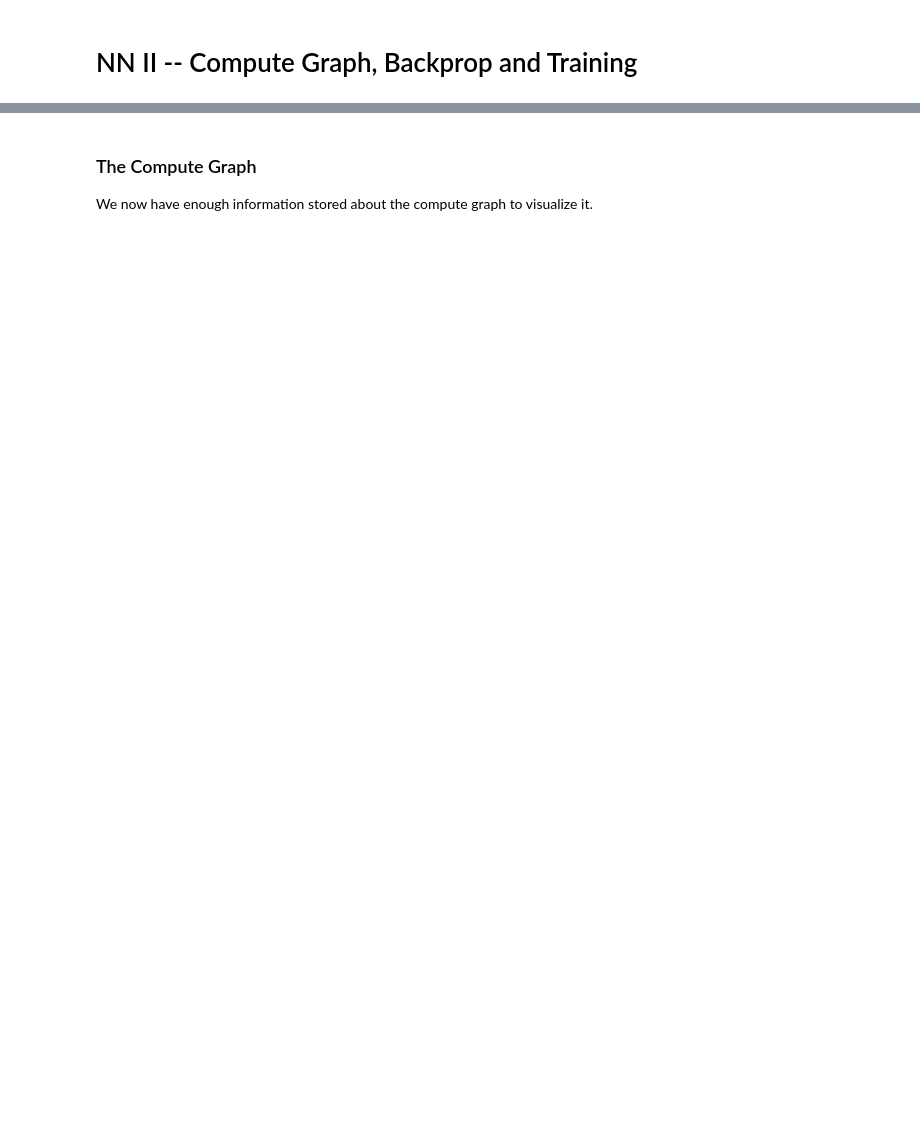
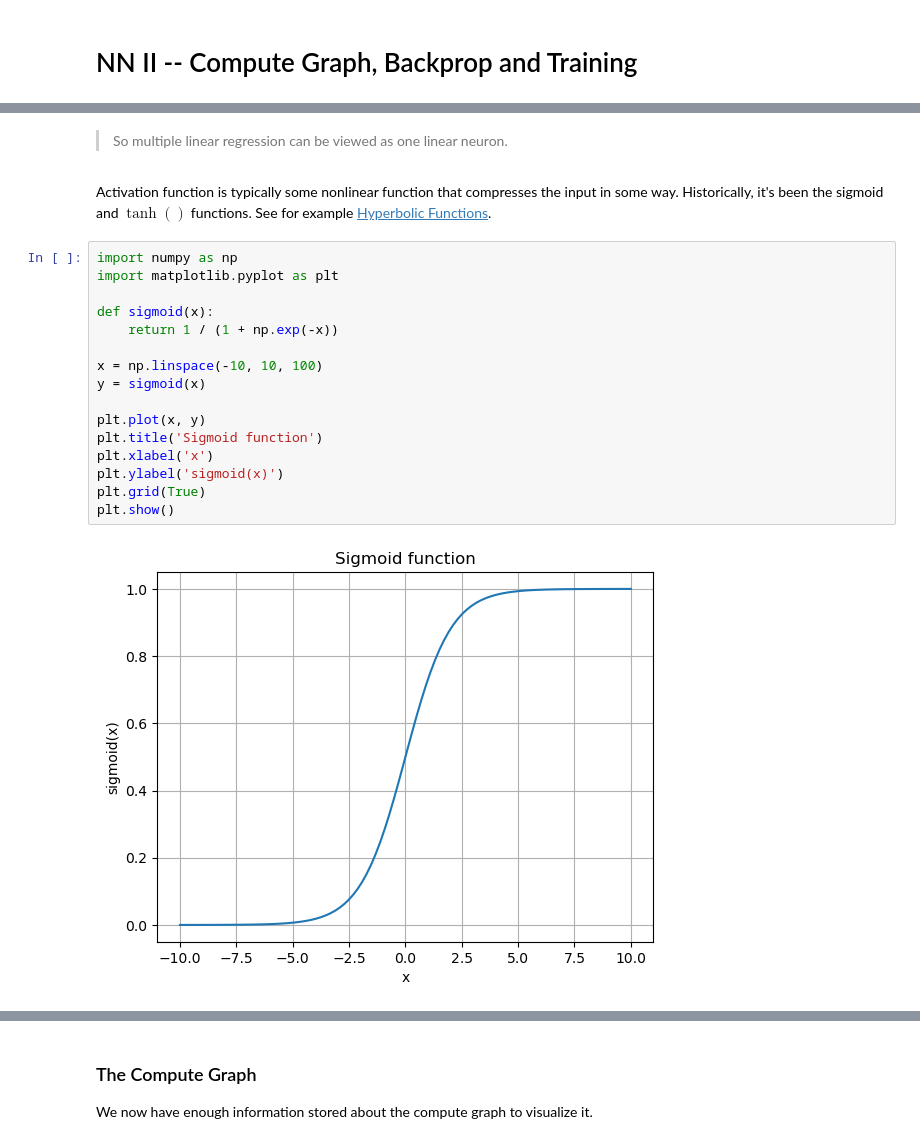
Before and after one commit to mcrovella/DS701-Tools-for-Data-Science, a Jupyter notebook: 24-NN-II-Backprop.ipynb, the cells around one changed output, grey strips where cells are left out. Saved outputs shown, nothing was run; the diff lists cells and outputs as text; blank space fills up the shorter version.

```diff
--- a/24-NN-II-Backprop.ipynb
+++ b/24-NN-II-Backprop.ipynb
@@ -2,0 +83,22 @@
+# %% [markdown]
+> So multiple linear regression can be viewed as one linear neuron.
+# %% [markdown]
+Activation function is typically some nonlinear function that compresses the input in some way. Historically, it's been the sigmoid and $\tanh()$ functions. See for example [Hyperbolic Functions](https://en.wikipedia.org/wiki/Hyperbolic_functions#Tanh).
+# %%
+import numpy as np
+import matplotlib.pyplot as plt
+
+def sigmoid(x):
+    return 1 / (1 + np.exp(-x))
+
+x = np.linspace(-10, 10, 100)
+y = sigmoid(x)
+
+plt.plot(x, y)
+plt.title('Sigmoid function')
+plt.xlabel('x')
+plt.ylabel('sigmoid(x)')
+plt.grid(True)
+plt.show()
+# %% [output]
+[figure, added]
```
Also changed, not shown: parts of 160 cells of this notebook.
